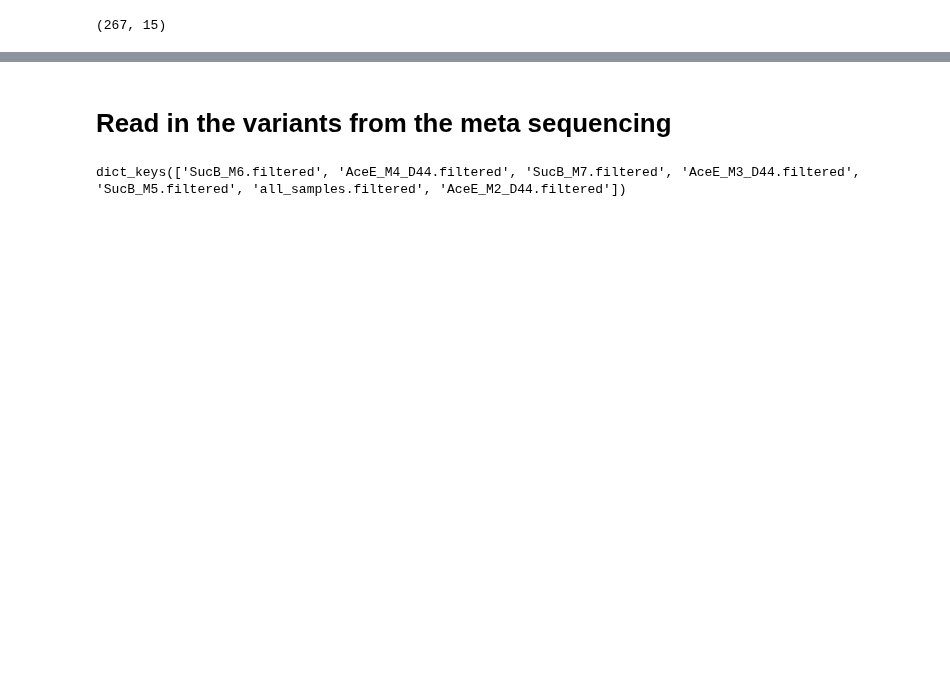
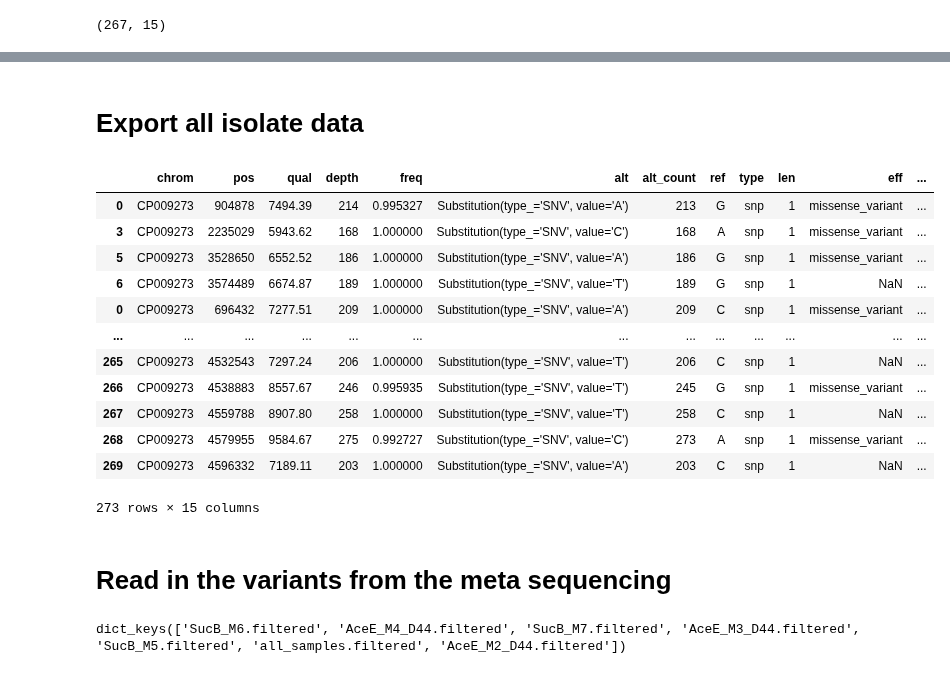
Before and after one commit to sulheim/metabolite-release, a Jupyter notebook: notebooks/3_chemostat/3C_print_genome_analyses.ipynb, the cells around one changed output, grey strips where cells are left out. Cells and saved outputs as stored; diff of their text form; code cells hidden in the pictures; blank space fills up the shorter version.

Commit message:
Print info for supp tables

```diff
--- a/notebooks/3_chemostat/3C_print_genome_analyses.ipynb
+++ b/notebooks/3_chemostat/3C_print_genome_analyses.ipynb
@@ -83,3 +92,21 @@ dataframes[name_to_file['sucB-M7']]
 | 2 | CP009273 | 2234612 | 3502.85 | 112 | 1.0 | Substitution(type_='INDEL', value... | 112 | ATACGTTGATG | del | 9 | disruptive_inframe_deletion | ... |
 | 4 | CP009273 | 3782776 | 8405.95 | 238 | 1.0 | Substitution(type_='SNV', value='A') | 238 | C | snp | 1 | synonymous_variant | ... |
 | 5 | CP009273 | 4209467 | 7904.26 | 224 | 1.0 | Substitution(type_='SNV', value='A') | 224 | C | snp | 1 | missense_variant | ... |
+# %% [markdown]
+# Export all isolate data
+# %%
+aceE_isolates
+# %% [output]
+|  | chrom | pos | qual | depth | freq | alt | alt_count | ref | type | len | eff | ... |
+| 0 | CP009273 | 904878 | 7494.39 | 214 | 0.995327 | Substitution(type_='SNV', value='A') | 213 | G | snp | 1 | missense_variant | ... |
+| 3 | CP009273 | 2235029 | 5943.62 | 168 | 1.000000 | Substitution(type_='SNV', value='C') | 168 | A | snp | 1 | missense_variant | ... |
+| 5 | CP009273 | 3528650 | 6552.52 | 186 | 1.000000 | Substitution(type_='SNV', value='A') | 186 | G | snp | 1 | missense_variant | ... |
+| 6 | CP009273 | 3574489 | 6674.87 | 189 | 1.000000 | Substitution(type_='SNV', value='T') | 189 | G | snp | 1 | NaN | ... |
+| 0 | CP009273 | 696432 | 7277.51 | 209 | 1.000000 | Substitution(type_='SNV', value='A') | 209 | C | snp | 1 | missense_variant | ... |
+| ... | ... | ... | ... | ... | ... | ... | ... | ... | ... | ... | ... | ... |
+| 265 | CP009273 | 4532543 | 7297.24 | 206 | 1.000000 | Substitution(type_='SNV', value='T') | 206 | C | snp | 1 | NaN | ... |
+| 266 | CP009273 | 4538883 | 8557.67 | 246 | 0.995935 | Substitution(type_='SNV', value='T') | 245 | G | snp | 1 | missense_variant | ... |
+| 267 | CP009273 | 4559788 | 8907.80 | 258 | 1.000000 | Substitution(type_='SNV', value='T') | 258 | C | snp | 1 | NaN | ... |
+| 268 | CP009273 | 4579955 | 9584.67 | 275 | 0.992727 | Substitution(type_='SNV', value='C') | 273 | A | snp | 1 | missense_variant | ... |
+| 269 | CP009273 | 4596332 | 7189.11 | 203 | 1.000000 | Substitution(type_='SNV', value='A') | 203 | C | snp | 1 | NaN | ... |
+273 rows × 15 columns
```
Also changed, not shown: parts of 13 cells of this notebook, 2 other files.
